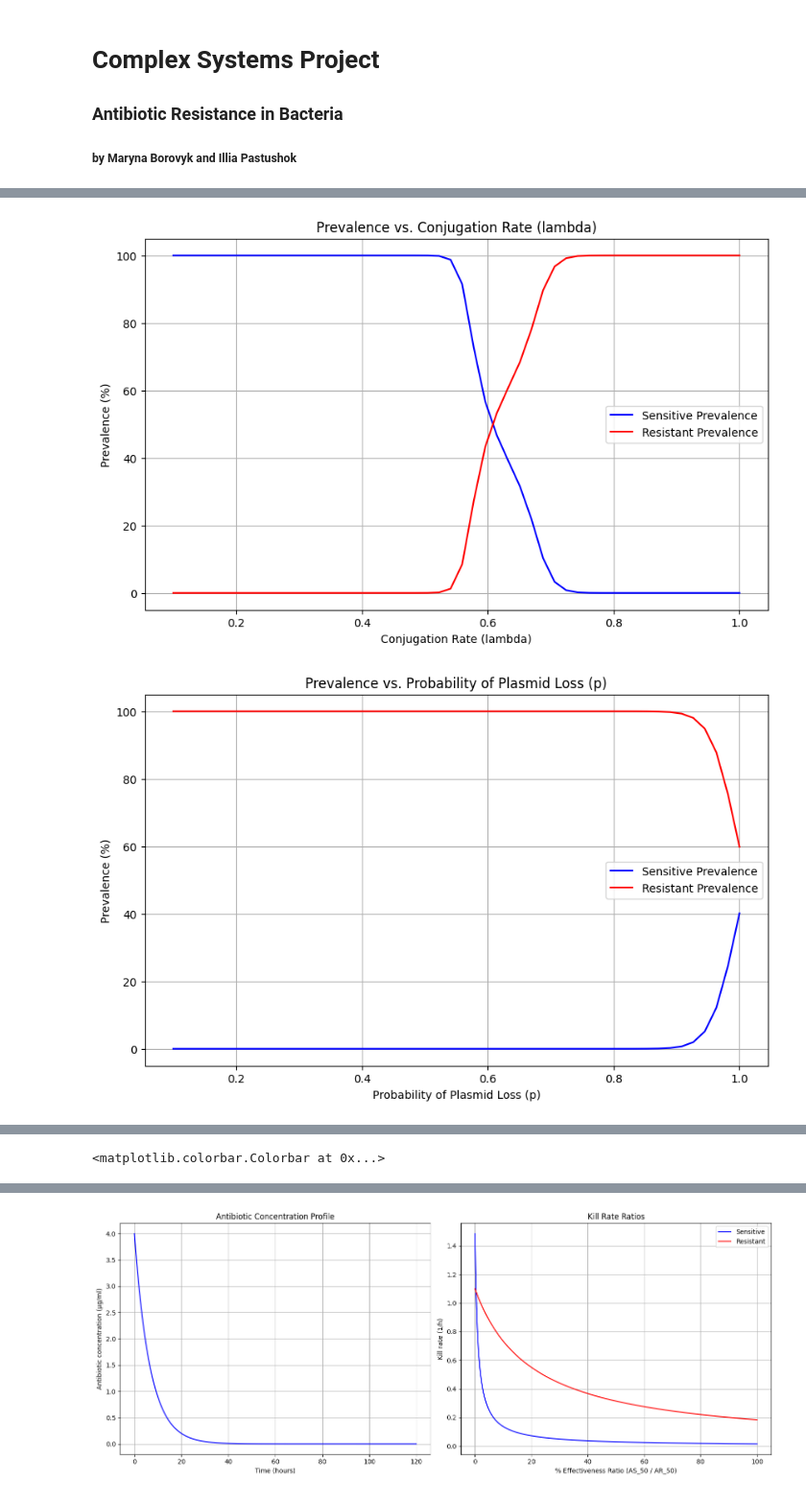
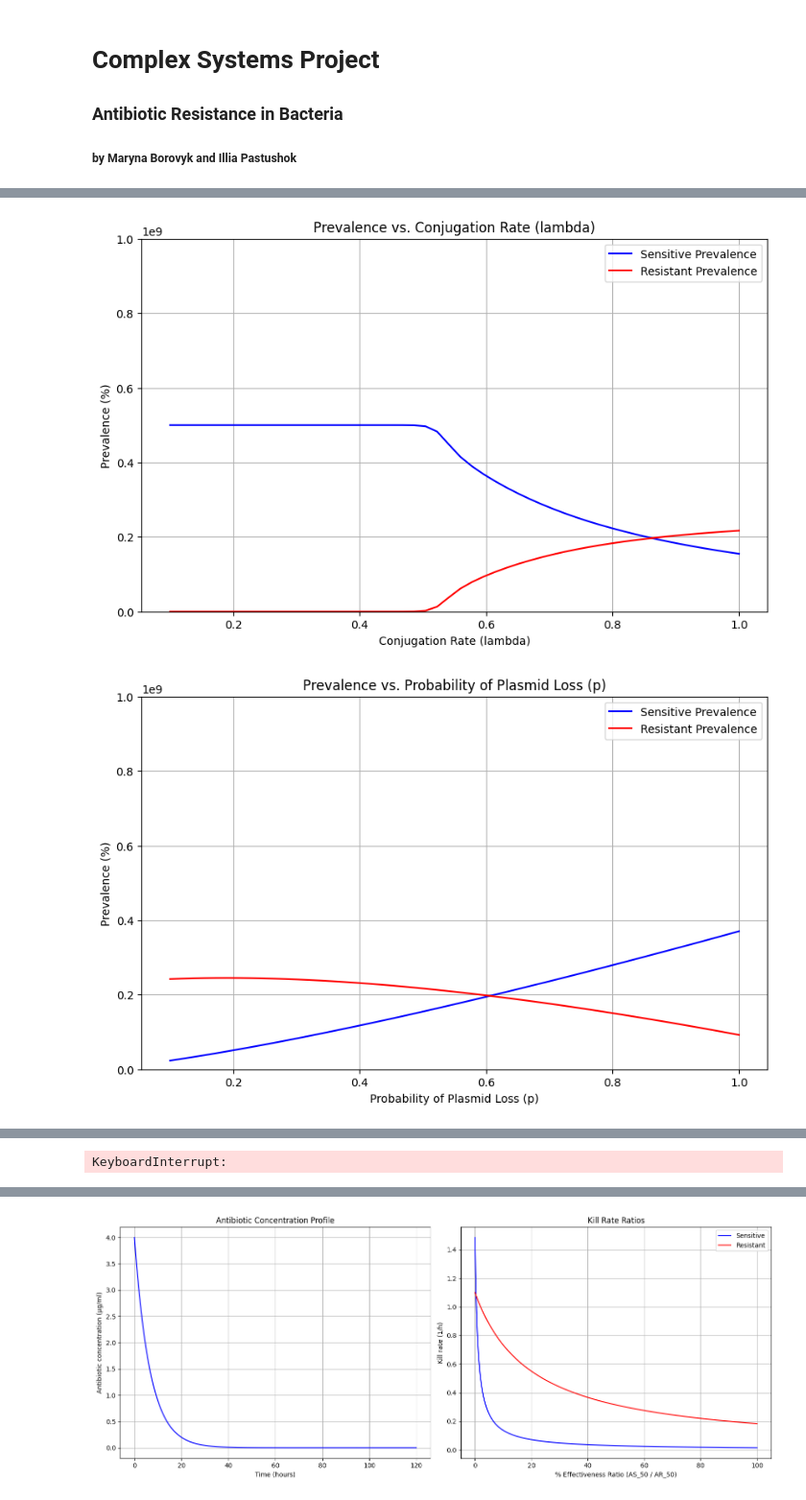
Before and after one commit to itillushka/Antibiotic-Resistance, a Jupyter notebook: antibiotic_resistance_nb.ipynb, the cells around one changed output, grey strips where cells are left out. Shown at 96% size. Drawn from its saved outputs; the diff is of its cells as text; code cells hidden in the pictures.

```diff
--- a/antibiotic_resistance_nb.ipynb
+++ b/antibiotic_resistance_nb.ipynb
@@ -47,7 +61,7 @@ def model(y, t, params):
 # %%
 # Initial conditions
 S0 = 1e3   # Initial sensitive bacteria
-R0 = 1e1   # Initial resistant bacteria
+R0 = 1e3   # Initial resistant bacteria
 initial_conditions = [S0, R0]
 
 # Time span for the simulation (e.g., 0 to 120 hours)
@@ -95,12 +196,13 @@ for lam in conjugation_rates:
     params['lambda'] = lam
     solution = odeint(model, initial_conditions, time, args=(params,))
     S, R = solution[-1, 0], solution[-1, 1]
-    S_prevalence.append(S / (S + R) * 100)
-    R_prevalence.append(R / (S + R) * 100)
+    S_prevalence.append(S)
+    R_prevalence.append(R)
 
 plt.figure(figsize=(10, 6))
 plt.plot(conjugation_rates, S_prevalence, label="Sensitive Prevalence", color="blue")
 plt.plot(conjugation_rates, R_prevalence, label="Resistant Prevalence", color="red")
+plt.ylim(0, K)  # Set y-axis limit
 plt.title("Prevalence vs. Conjugation Rate (lambda)")
 plt.xlabel("Conjugation Rate (lambda)")
 plt.ylabel("Prevalence (%)")
@@ -116,13 +218,14 @@ for p in plasmid_loss_rates:
     params['p'] = p
     solution = odeint(model, initial_conditions, time, args=(params,))
     S, R = solution[-1, 0], solution[-1, 1]
-    S_prevalence.append(S / (S + R) * 100)
-    R_prevalence.append(R / (S + R) * 100)
+    S_prevalence.append(S )
+    R_prevalence.append(R )
 
 plt.figure(figsize=(10, 6))
 plt.plot(plasmid_loss_rates, S_prevalence, label="Sensitive Prevalence", color="blue")
 plt.plot(plasmid_loss_rates, R_prevalence, label="Resistant Prevalence", color="red")
 plt.title("Prevalence vs. Probability of Plasmid Loss (p)")
+plt.ylim(0, K)  # Set y-axis limit
 plt.xlabel("Probability of Plasmid Loss (p)")
 plt.ylabel("Prevalence (%)")
 plt.legend()
@@ -137,13 +240,14 @@ for d in mortality_rates:
     params['d'] = d
     solution = odeint(model, initial_conditions, time, args=(params,))
     S, R = solution[-1, 0], solution[-1, 1]
-    S_prevalence.append(S / (S + R) * 100)
-    R_prevalence.append(R / (S + R) * 100)
+    S_prevalence.append(S )
+    R_prevalence.append(R )
 
 plt.figure(figsize=(10, 6))
 plt.plot(mortality_rates, S_prevalence, label="Sensitive Prevalence", color="blue")
 plt.plot(mortality_rates, R_prevalence, label="Resistant Prevalence", color="red")
 plt.title("Prevalence vs. Mortality Rate (d)")
+plt.ylim(0, K)  # Set y-axis limit
 plt.xlabel("Mortality Rate (d)")
 plt.ylabel("Prevalence (%)")
 plt.legend()
@@ -151,34 +255,36 @@ plt.grid()
 plt.show()
 
 # 3d and 3e: Heatmaps for (lambda, p)
 lam_range = np.linspace(0.1, 1.0, 50)
 p_range = np.linspace(0.1, 1.0, 50)
 lam_grid, p_grid = np.meshgrid(lam_range, p_range)
 S_heatmap = np.zeros_like(lam_grid)
 R_heatmap = np.zeros_like(lam_grid)
 
 for i, lam in enumerate(lam_range):
     for j, p in enumerate(p_range):
         params['lambda'] = lam
         params['p'] = p
         solution = odeint(model, initial_conditions, time, args=(params,))
         S, R = solution[-1, 0], solution[-1, 1]
-        S_heatmap[j, i] = S / (S + R) * 100
-        R_heatmap[j, i] = R / (S + R) * 100
+        S_heatmap[j, i] = S
+        R_heatmap[j, i] = R
 
 fig, axes = plt.subplots(1, 2, figsize=(15, 6))
 
 im1 = axes[0].imshow(S_heatmap, extent=[0.1, 1.0, 0.1, 1.0], origin="lower", aspect="auto", cmap="Blues")
 axes[0].set_title("Sensitive Prevalence")
 axes[0].set_xlabel("Conjugation Rate (lambda)")
 axes[0].set_ylabel("Probability of Plasmid Loss (p)")
+axes[0].set_ylim(0, K)
 fig.colorbar(im1, ax=axes[0])
 
 im2 = axes[1].imshow(R_heatmap, extent=[0.1, 1.0, 0.1, 1.0], origin="lower", aspect="auto", cmap="Reds")
 axes[1].set_title("Resistant Prevalence")
 axes[1].set_xlabel("Conjugation Rate (lambda)")
 axes[1].set_ylabel("Probability of Plasmid Loss (p)")
+axes[1].set_ylim(0, K)
 fig.colorbar(im2, ax=axes[1])
 # %% [output]
-[figure, old version]
+[figure, new version]
-[figure, old version]
+[figure, new version]
@@ -186 +291 @@ fig.colorbar(im2, ax=axes[1])
-<matplotlib.colorbar.Colorbar at 0x...>
+KeyboardInterrupt:
```
Also changed, not shown: parts of 6 cells of this notebook.
